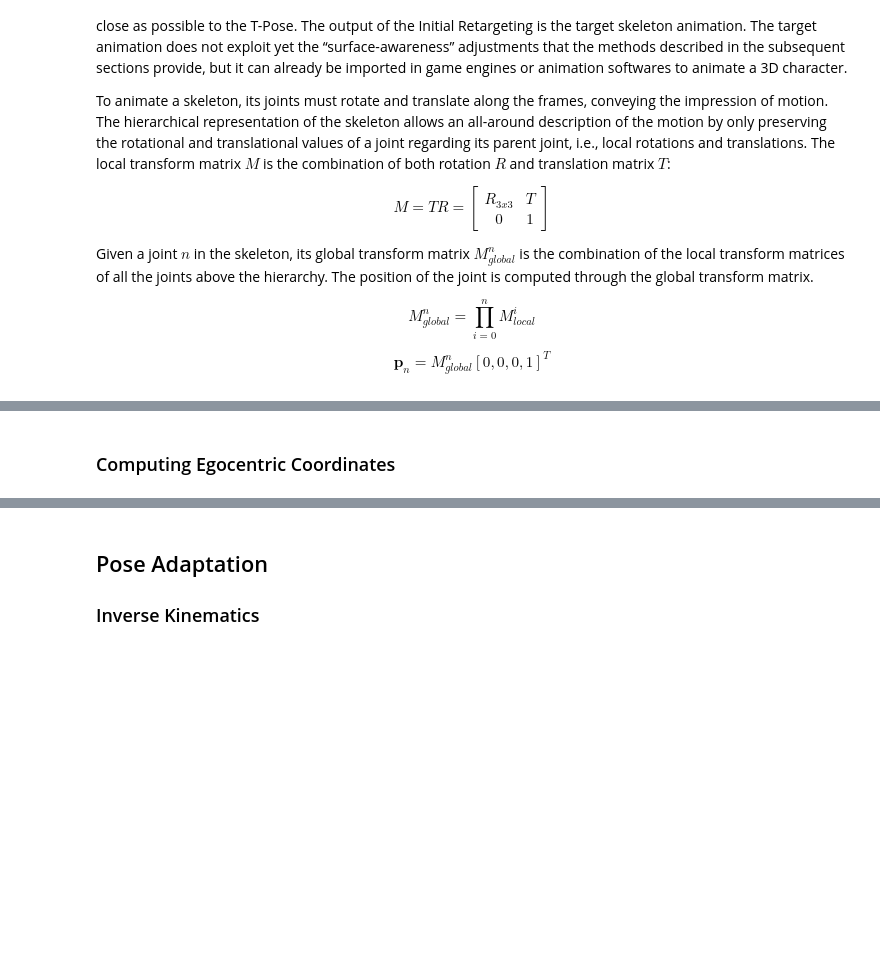
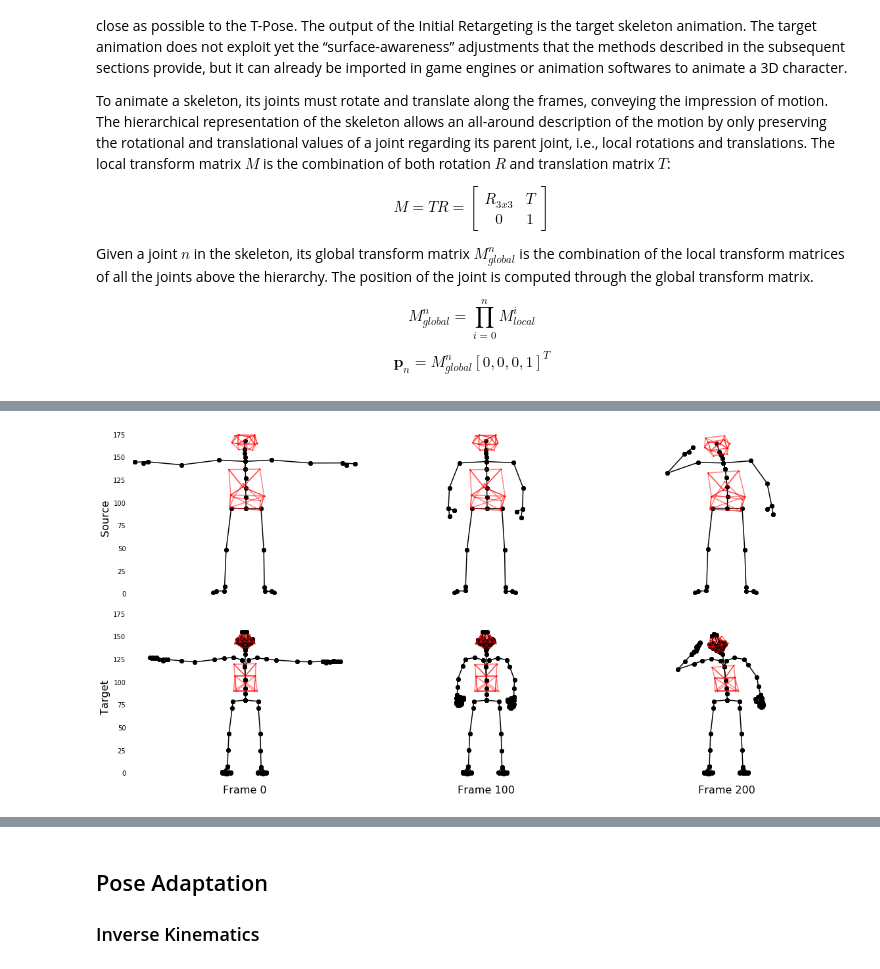
Before and after one commit to rltonoli/MotionRetargeting, a Jupyter notebook: dev/MotionRetargetingPaper-1.ipynb, the cells around one changed output, grey strips where cells are left out. Cells and saved outputs as stored; diff of their text form; code cells hidden in the pictures; blank space fills up the shorter version.

```diff
--- a/dev/MotionRetargetingPaper-1.ipynb
+++ b/dev/MotionRetargetingPaper-1.ipynb
@@ -259,2 +395,59 @@ The mapping was successful
-# %% [markdown]
-### Computing Egocentric Coordinates
+# %%
+def PlotBVHSurfaceFrames(srcAnim, srcSurface, tgtAnim, tgtSurface, f1, f2, f3):
+    %matplotlib inline
+    fig, axs = plt.subplots(2, 3, figsize=(16,8))
+
+    min_X, max_X = np.inf,np.NINF
+    min_Y, max_Y = np.inf,np.NINF
+    for animation, surface, line in zip([srcAnim, tgtAnim],[srcSurface, tgtSurface],range(2)):
+        for frame, column in zip([f1,f2,f3],range(3)):
+            aux = animation.getBones(frame)
+            bones = []
+            for i in range(len(aux)):
+                axs[line, column].plot([aux[i,0], aux[i,3]], [aux[i,1], aux[i,4]],'-o', color='black')
+            surf = []
+            for triangle in surface.headmesh:
+                vertices = [[vert.getPosition(animation,frame)[0],vert.getPosition(animation,frame)[1]] for vert in triangle]
+                vertices.append([triangle[0].getPosition(animation,frame)[0],triangle[0].getPosition(animation,frame)[1]])
+                vertices = np.asarray(vertices)
+                axs[line, column].plot(vertices[:,0],vertices[:,1],'-o', color='red', markersize=1, alpha = 0.5)
+
+            for triangle in surface.bodymesh:
+                vertices = [[vert.getPosition(animation,frame)[0],vert.getPosition(animation,frame)[1]] for vert in triangle]
+                vertices.append([triangle[0].getPosition(animation,frame)[0],triangle[0].getPosition(animation,frame)[1]])
+                vertices = np.asarray(vertices)
+                axs[line, column].plot(vertices[:,0],vertices[:,1],'-o', color='red', markersize=1, alpha = 0.5)
+            mini_X,maxi_X = np.min([aux[:,0].min(),aux[:,3].min()]), np.max([aux[:,0].max(),aux[:,3].max()])
+            mini_Y, maxi_Y = np.min([aux[:,1].min(),aux[:,4].min()]), np.max([aux[:,1].max(),aux[:,4].max()])
+            if mini_X<min_X:
+                min_X=mini_X
+            if maxi_X>max_X:
+                max_X=maxi_X
+            if mini_Y<min_Y:
+                min_Y=mini_Y
+            if maxi_Y>max_Y:
+                max_Y=maxi_Y
+    for line in range(2):
+        for column in range(3):
+            axs[line, column].set_xlim(min_X-5,max_X+5)
+            axs[line, column].set_ylim(min_Y-10,max_Y+10)
+            axs[line, column].set_frame_on(False)
+            axs[line, column].tick_params(axis='both', which='both', length=0)
+            axs[line, column].set_xticks([])
+            if column!=0:
+                axs[line, column].set_yticks([])
+            #axs[line, column].set_axis_off()
+    frames = [f1,f2,f3]
+    font_size = 16
+    for column in range(3):
+        axs[1,column].set_xlabel(str.format('Frame %i' % frames[column]), fontsize=font_size)
+
+    axs[0,0].set_ylabel('Source', fontsize=font_size)
+    axs[1,0].set_ylabel('Target', fontsize=font_size)
+
+    plt.tight_layout()
+    plt.show()
+
+PlotBVHSurfaceFrames(sourceAnimation, sourceSurface, targetAnimation, targetSurface, 0, 100,200)
+# %% [output]
+[figure, added]
```
Also changed, not shown: parts of 20 cells of this notebook, 5 other files.
